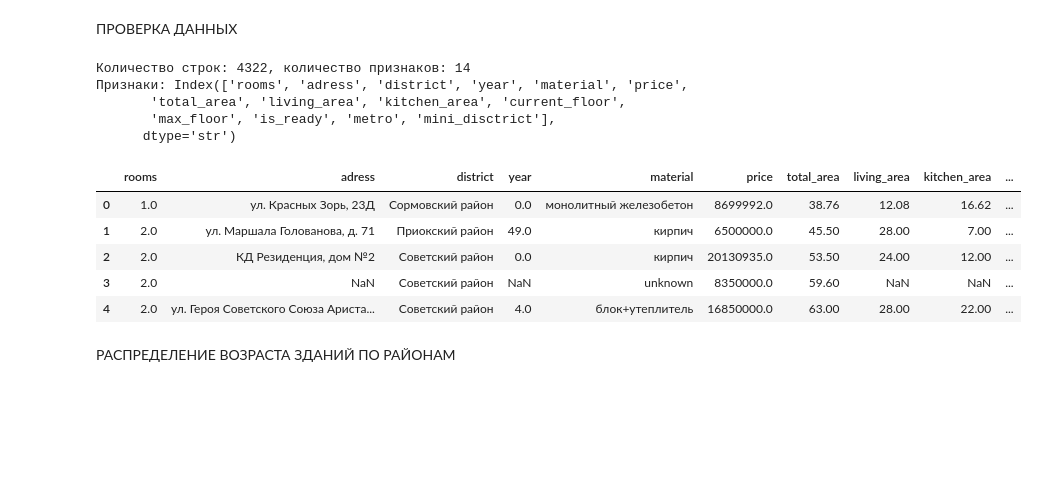
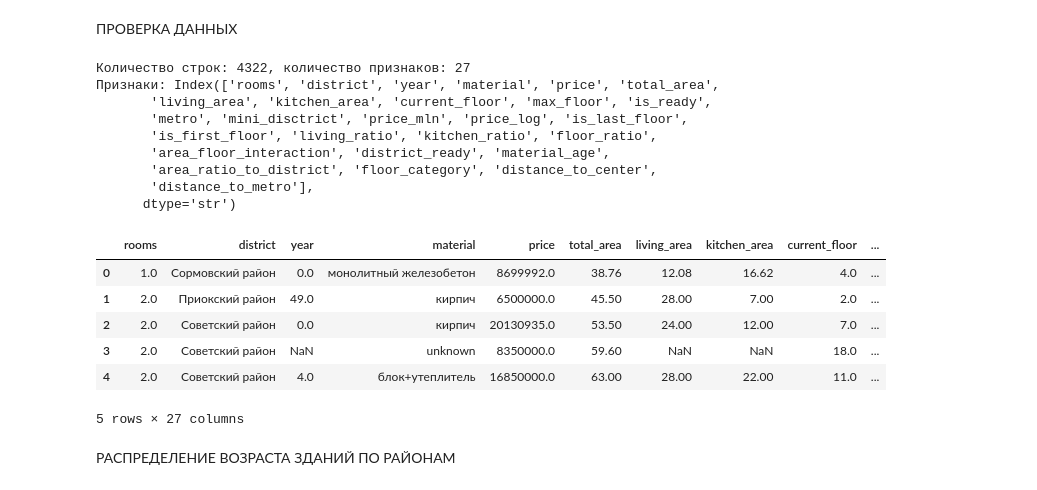
Before and after one commit to lutyanovmikhail/nn_real_estate, a Jupyter notebook: notebooks/eda.ipynb, the cells around one changed output. Cells and saved outputs as stored; diff of their text form; code cells hidden in the pictures; blank space fills up the shorter version.

```diff
--- a/notebooks/eda.ipynb
+++ b/notebooks/eda.ipynb
@@ -12,25 +13,30 @@ PROJECT_ROOT = Path('/Users/apch/Pycharmproekti/nn_real_estate')
 # %% [markdown]
 ПРОВЕРКА ДАННЫХ
 # %%
-df = pd.read_csv('/Users/apch/Pycharmproekti/nn_real_estate/data/processed/dataset_before_fe.csv')
+df = pd.read_csv('/Users/apch/Pycharmproekti/nn_real_estate/data/processed/dataset_with_geo.csv')
 df = df.dropna(how='all')
 df['district'] = df['district'].fillna('unknown')
 df['material'] = df['material'].fillna('unknown')
 print(f"Количество строк: {len(df)}, количество признаков: {len(df.columns)}")
 print(f"Признаки: {df.columns}")
 df.head()
 # %% [output]
-Количество строк: 4322, количество признаков: 14
-Признаки: Index(['rooms', 'adress', 'district', 'year', 'material', 'price',
-       'total_area', 'living_area', 'kitchen_area', 'current_floor',
-       'max_floor', 'is_ready', 'metro', 'mini_disctrict'],
+Количество строк: 4322, количество признаков: 27
+Признаки: Index(['rooms', 'district', 'year', 'material', 'price', 'total_area',
+       'living_area', 'kitchen_area', 'current_floor', 'max_floor', 'is_ready',
+       'metro', 'mini_disctrict', 'price_mln', 'price_log', 'is_last_floor',
+       'is_first_floor', 'living_ratio', 'kitchen_ratio', 'floor_ratio',
+       'area_floor_interaction', 'district_ready', 'material_age',
+       'area_ratio_to_district', 'floor_category', 'distance_to_center',
+       'distance_to_metro'],
       dtype='str')
-|  | rooms | adress | district | year | material | price | total_area | living_area | kitchen_area | ... |
-| 0 | 1.0 | ул. Красных Зорь, 23Д | Сормовский район | 0.0 | монолитный железобетон | 8699992.0 | 38.76 | 12.08 | 16.62 | ... |
-| 1 | 2.0 | ул. Маршала Голованова, д. 71 | Приокский район | 49.0 | кирпич | 6500000.0 | 45.50 | 28.00 | 7.00 | ... |
-| 2 | 2.0 | КД Резиденция, дом №2 | Советский район | 0.0 | кирпич | 20130935.0 | 53.50 | 24.00 | 12.00 | ... |
-| 3 | 2.0 | NaN | Советский район | NaN | unknown | 8350000.0 | 59.60 | NaN | NaN | ... |
-| 4 | 2.0 | ул. Героя Советского Союза Ариста... | Советский район | 4.0 | блок+утеплитель | 16850000.0 | 63.00 | 28.00 | 22.00 | ... |
+|  | rooms | district | year | material | price | total_area | living_area | kitchen_area | current_floor | ... |
+| 0 | 1.0 | Сормовский район | 0.0 | монолитный железобетон | 8699992.0 | 38.76 | 12.08 | 16.62 | 4.0 | ... |
+| 1 | 2.0 | Приокский район | 49.0 | кирпич | 6500000.0 | 45.50 | 28.00 | 7.00 | 2.0 | ... |
+| 2 | 2.0 | Советский район | 0.0 | кирпич | 20130935.0 | 53.50 | 24.00 | 12.00 | 7.0 | ... |
+| 3 | 2.0 | Советский район | NaN | unknown | 8350000.0 | 59.60 | NaN | NaN | 18.0 | ... |
+| 4 | 2.0 | Советский район | 4.0 | блок+утеплитель | 16850000.0 | 63.00 | 28.00 | 22.00 | 11.0 | ... |
+5 rows × 27 columns
 # %% [markdown]
 РАСПРЕДЕЛЕНИЕ ВОЗРАСТА ЗДАНИЙ ПО РАЙОНАМ
 # %%
```
Also changed, not shown: parts of 14 cells of this notebook, 37 other files.
